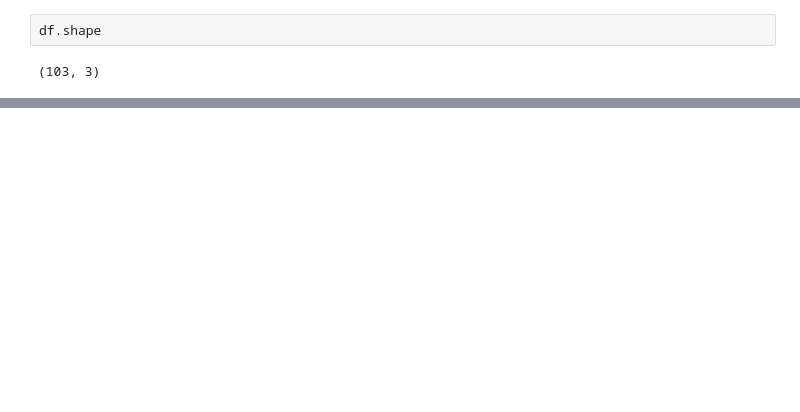
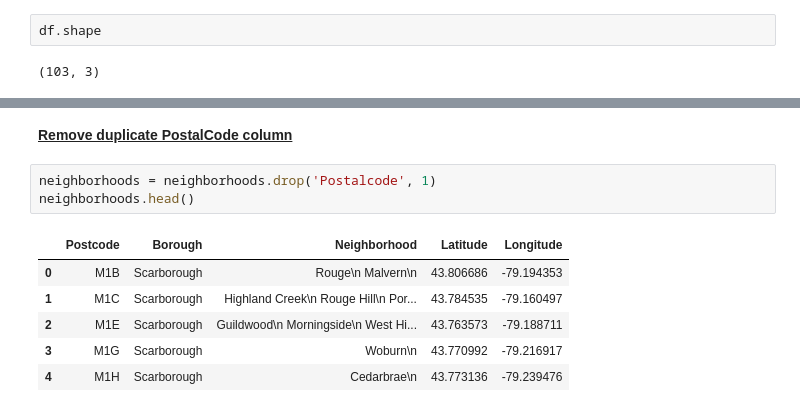
Before and after one commit to Imtialam/Coursera_Capstone, a Jupyter notebook: Segmenting and Clustering-Week3.ipynb, the cells around one changed output, grey strips where cells are left out. Drawn from its saved outputs; the diff is of its cells as text; blank space fills up the shorter version.

```diff
--- a/Segmenting and Clustering-Week3.ipynb
+++ b/Segmenting and Clustering-Week3.ipynb
@@ -117,0 +162,12 @@ df = df[df.Neighbourhood != 'Not assigned']
+# %% [markdown]
+<b><u>Remove duplicate PostalCode column</u></b>
+# %%
+neighborhoods = neighborhoods.drop('Postalcode', 1)
+neighborhoods.head()
+# %% [output]
+|  | Postcode | Borough | Neighborhood | Latitude | Longitude |
+| 0 | M1B | Scarborough | Rouge\n Malvern\n | 43.806686 | -79.194353 |
+| 1 | M1C | Scarborough | Highland Creek\n Rouge Hill\n Por... | 43.784535 | -79.160497 |
+| 2 | M1E | Scarborough | Guildwood\n Morningside\n West Hi... | 43.763573 | -79.188711 |
+| 3 | M1G | Scarborough | Woburn\n | 43.770992 | -79.216917 |
+| 4 | M1H | Scarborough | Cedarbrae\n | 43.773136 | -79.239476 |
```
Also changed, not shown: parts of 39 cells of this notebook.
